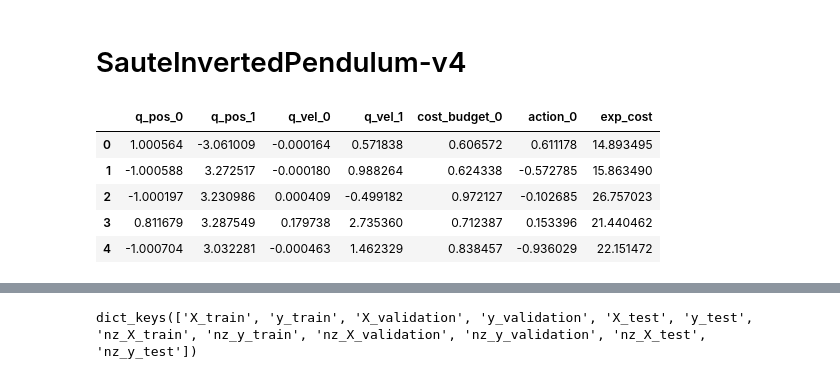
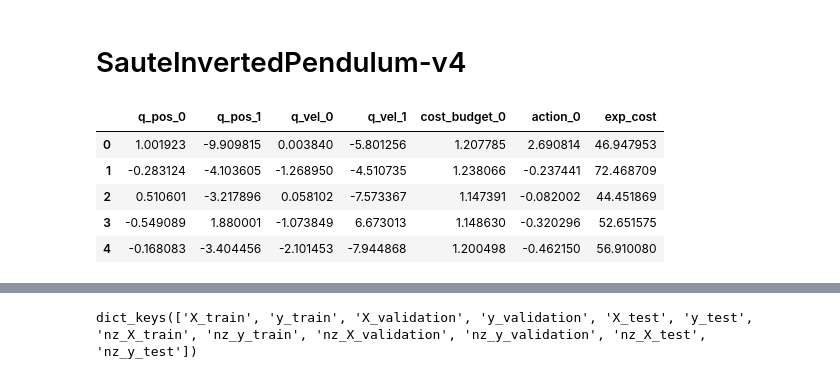
Before and after one commit to Shirkanzilla/predictive-control-switch, a Jupyter notebook: predictive_control_switch/neural_network_training/train_neural_network.ipynb, the cells around one changed output, grey strips where cells are left out. Saved outputs shown, nothing was run; the diff lists cells and outputs as text; code cells hidden in the pictures.

```diff
--- a/predictive_control_switch/neural_network_training/train_neural_network.ipynb
+++ b/predictive_control_switch/neural_network_training/train_neural_network.ipynb
@@ -1307,12 +1254,13 @@ Accuracy: 0.84925
 # %% [markdown]
 # SauteInvertedPendulum-v4
 # %%
-df = pd.read_pickle("../../runs/PPO-{SauteSafetyInvertedPendulum-v4}/100epochs_gradual_cf/dataset.pkl")
+save_dir = "../../runs/PPO-{SafeAgentAdvancedSauteInvertedPendulum-v4}/26_04_cl_reward_for_no_cost"
+df = pd.read_pickle(f"{save_dir}/dataset.pkl")
 df.head()
 # %% [output]
 |  | q_pos_0 | q_pos_1 | q_vel_0 | q_vel_1 | cost_budget_0 | action_0 | exp_cost |
-| 0 | 1.000564 | -3.061009 | -0.000164 | 0.571838 | 0.606572 | 0.611178 | 14.893495 |
-| 1 | -1.000588 | 3.272517 | -0.000180 | 0.988264 | 0.624338 | -0.572785 | 15.863490 |
-| 2 | -1.000197 | 3.230986 | 0.000409 | -0.499182 | 0.972127 | -0.102685 | 26.757023 |
-| 3 | 0.811679 | 3.287549 | 0.179738 | 2.735360 | 0.712387 | 0.153396 | 21.440462 |
-| 4 | -1.000704 | 3.032281 | -0.000463 | 1.462329 | 0.838457 | -0.936029 | 22.151472 |
+| 0 | 1.001923 | -9.909815 | 0.003840 | -5.801256 | 1.207785 | 2.690814 | 46.947953 |
+| 1 | -0.283124 | -4.103605 | -1.268950 | -4.510735 | 1.238066 | -0.237441 | 72.468709 |
+| 2 | 0.510601 | -3.217896 | 0.058102 | -7.573367 | 1.147391 | -0.082002 | 44.451869 |
+| 3 | -0.549089 | 1.880001 | -1.073849 | 6.673013 | 1.148630 | -0.320296 | 52.651575 |
+| 4 | -0.168083 | -3.404456 | -2.101453 | -7.944868 | 1.200498 | -0.462150 | 56.910080 |
```
Also changed, not shown: parts of 21 cells of this notebook, 12 other files.
